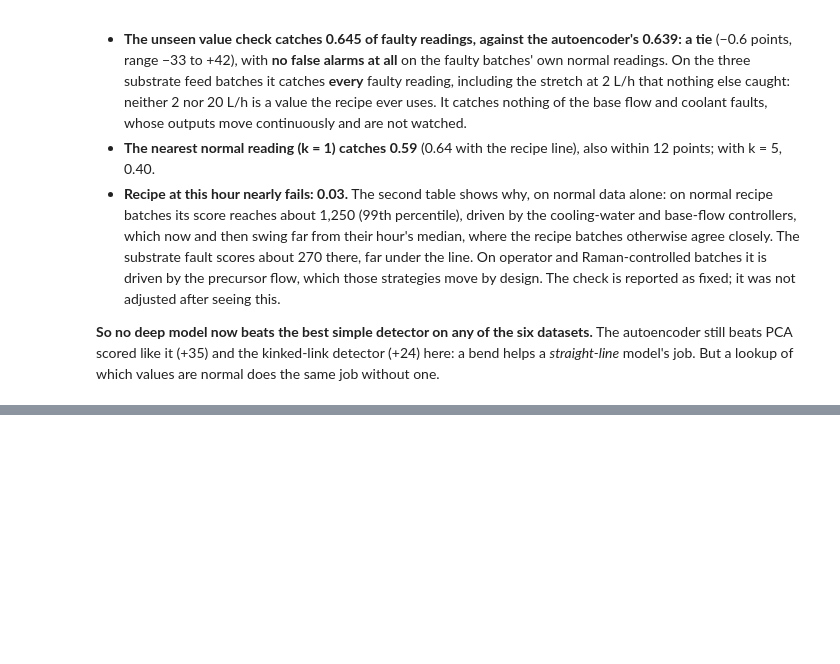
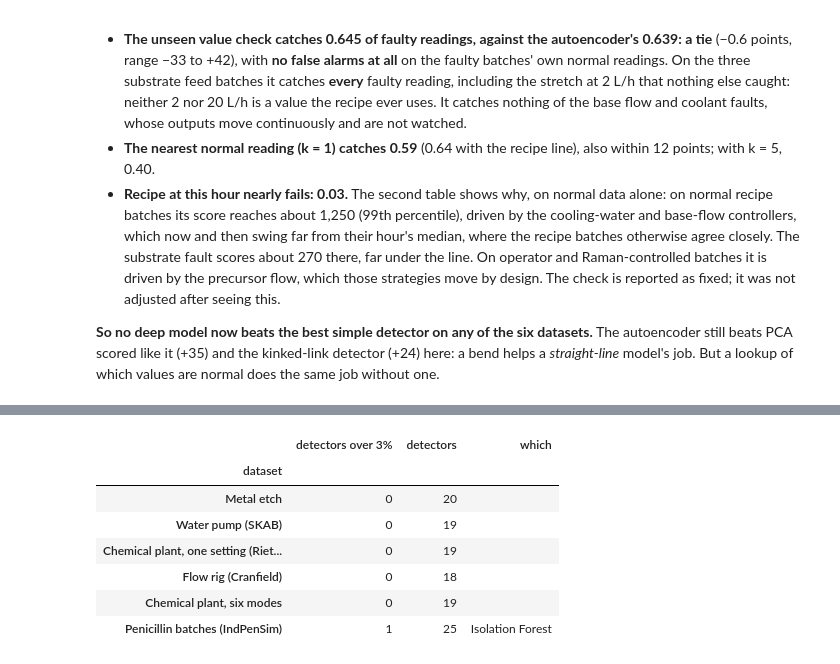
Before and after one commit to NeerajGit16/deep-learning-in-anomaly-detection, a Jupyter notebook: anomaly_lab/09_deep_models.ipynb, the cells around one changed output, grey strips where cells are left out. Saved outputs shown, nothing was run; the diff lists cells and outputs as text; code cells hidden in the pictures; blank space fills up the shorter version.

```diff
--- a/anomaly_lab/09_deep_models.ipynb
+++ b/anomaly_lab/09_deep_models.ipynb
@@ -833,0 +840,13 @@ The fixed recipe check also catches every reading of faults A, B and C at 50% an
+# %%
+display(round4.carry_counts())
+t = round4.carry_summary()
+t[t["over 3%"]]
+# %% [output]
+|  | detectors over 3% | detectors | which |
+| dataset |  |  |  |
+| Metal etch | 0 | 20 |  |
+| Water pump (SKAB) | 0 | 19 |  |
+| Chemical plant, one setting (Riet... | 0 | 19 |  |
+| Flow rig (Cranfield) | 0 | 18 |  |
+| Chemical plant, six modes | 0 | 19 |  |
+| Penicillin batches (IndPenSim) | 1 | 25 | Isolation Forest |
```
Also changed, not shown: parts of 29 cells of this notebook, 1 other file.
